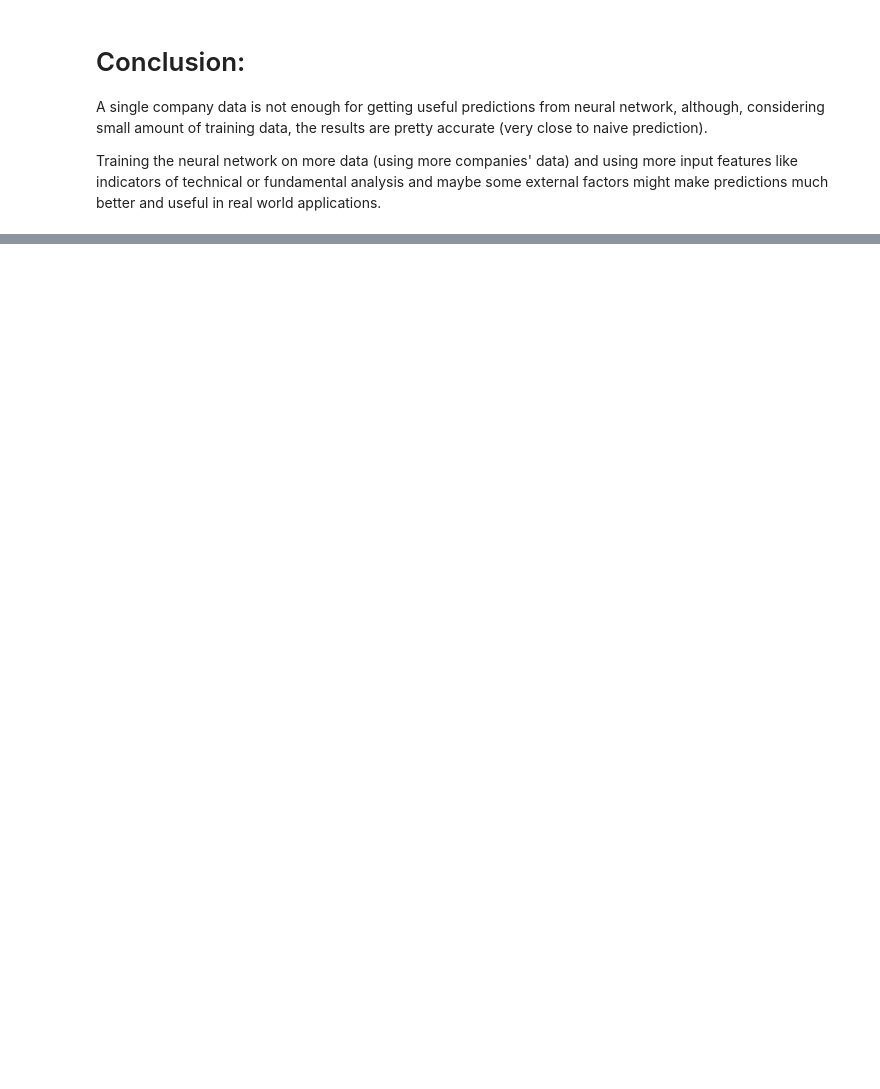
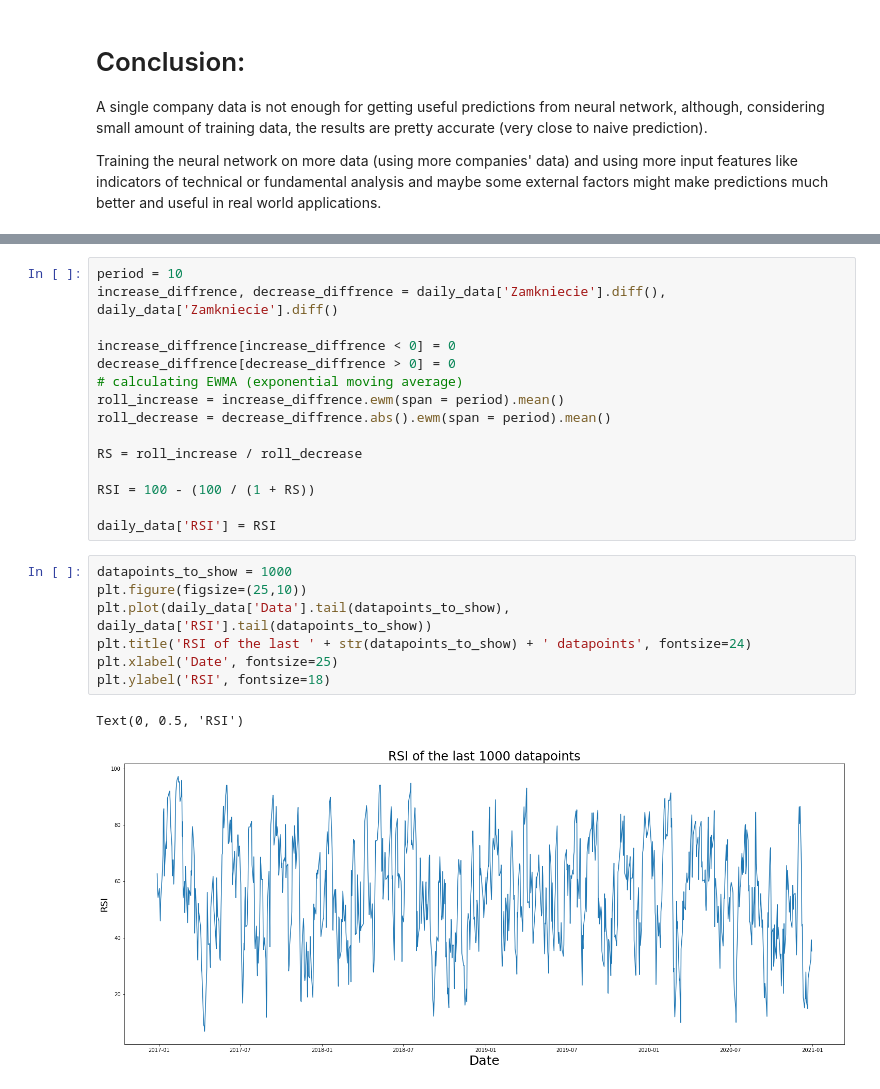
Before and after one commit to WaznyKamo/Deep-Learning-Stock-Price-Prediction, a Jupyter notebook: CDR_Stock_Price_Prediction_Using_LSTM_Deep_Learning_Network.ipynb, the cells around one changed output, grey strips where cells are left out. Drawn from its saved outputs; the diff is of its cells as text; blank space fills up the shorter version.

```diff
--- a/CDR_Stock_Price_Prediction_Using_LSTM_Deep_Learning_Network.ipynb
+++ b/CDR_Stock_Price_Prediction_Using_LSTM_Deep_Learning_Network.ipynb
@@ -242,0 +294,25 @@ Training the neural network on more data (using more companies' data) and using
+# %%
+period = 10
+increase_diffrence, decrease_diffrence = daily_data['Zamkniecie'].diff(), daily_data['Zamkniecie'].diff()
+
+increase_diffrence[increase_diffrence < 0] = 0
+decrease_diffrence[decrease_diffrence > 0] = 0
+# calculating EWMA (exponential moving average)
+roll_increase = increase_diffrence.ewm(span = period).mean()
+roll_decrease = decrease_diffrence.abs().ewm(span = period).mean()
+
+RS = roll_increase / roll_decrease
+
+RSI = 100 - (100 / (1 + RS))
+
+daily_data['RSI'] = RSI
+# %%
+datapoints_to_show = 1000
+plt.figure(figsize=(25,10))
+plt.plot(daily_data['Data'].tail(datapoints_to_show), daily_data['RSI'].tail(datapoints_to_show))
+plt.title('RSI of the last ' + str(datapoints_to_show) + ' datapoints', fontsize=24)
+plt.xlabel('Date', fontsize=25)
+plt.ylabel('RSI', fontsize=18)
+# %% [output]
+Text(0, 0.5, 'RSI')
+[figure, added]
```
Also changed, not shown: parts of 12 cells of this notebook.
